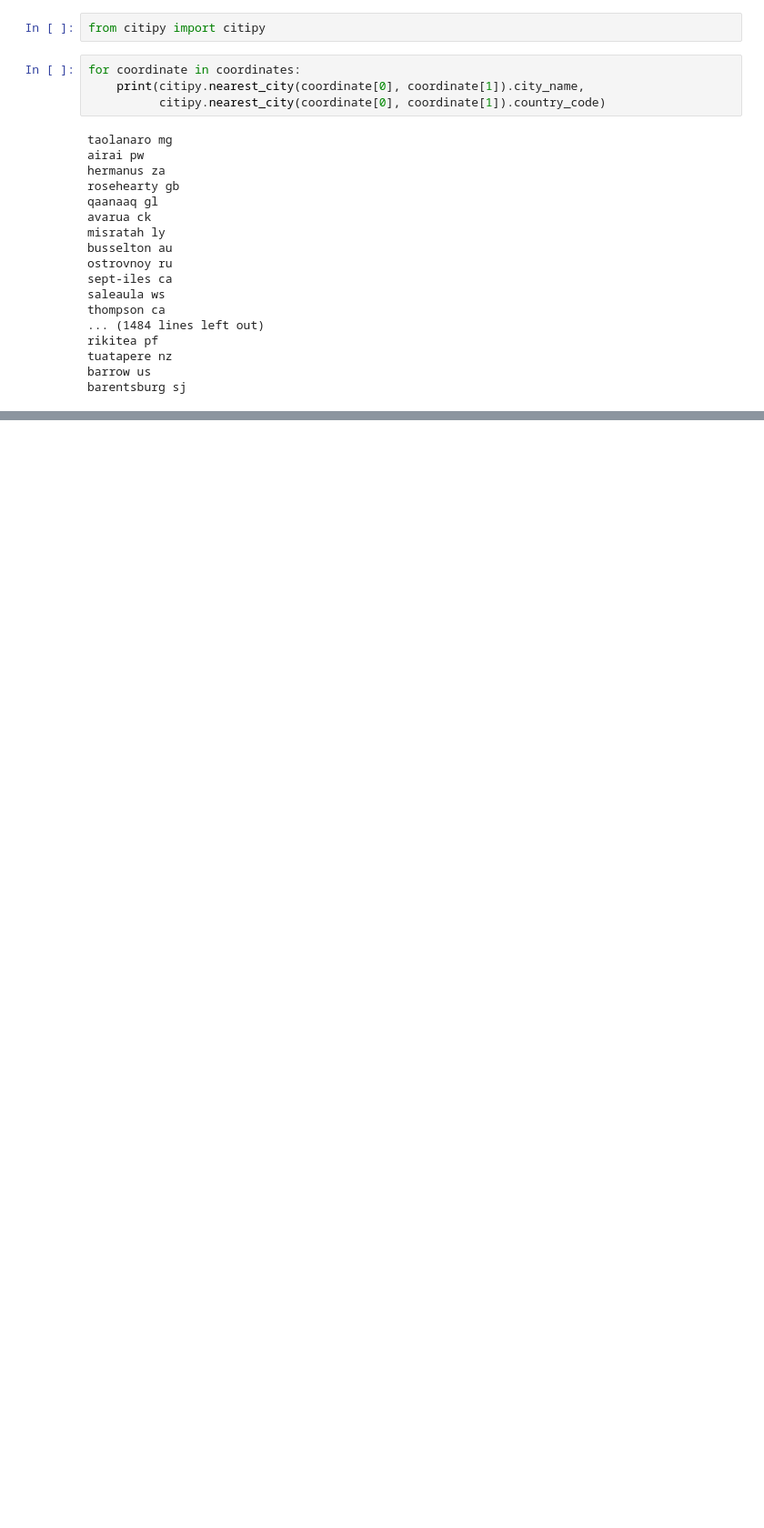
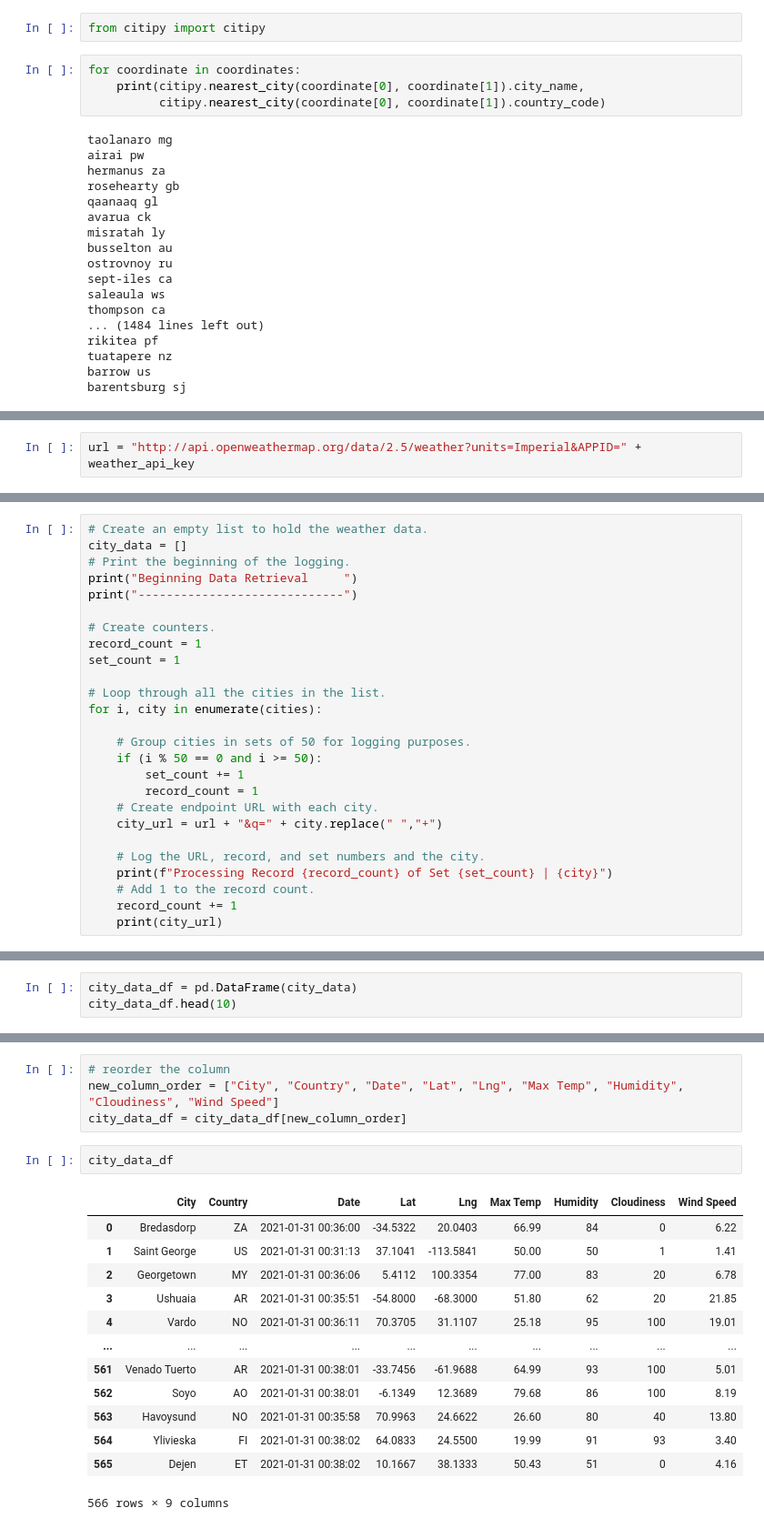
Before and after one commit to Johnnywang1899/World_Weather_Analysis, a Jupyter notebook: WeatherPy.ipynb, the cells around one changed output, grey strips where cells are left out. Shown at 91% size. Drawn from its saved outputs; the diff is of its cells as text; blank space fills up the shorter version.

```diff
--- a/WeatherPy.ipynb
+++ b/WeatherPy.ipynb
@@ -76,0 +101,2 @@ barentsburg sj
+# %%
+url = "http://api.openweathermap.org/data/2.5/weather?units=Imperial&APPID=" + weather_api_key
@@ -76,0 +110,26 @@ barentsburg sj
+# %%
+# Create an empty list to hold the weather data.
+city_data = []
+# Print the beginning of the logging.
+print("Beginning Data Retrieval     ")
+print("-----------------------------")
+
+# Create counters.
+record_count = 1
+set_count = 1
+
+# Loop through all the cities in the list.
+for i, city in enumerate(cities):
+
+    # Group cities in sets of 50 for logging purposes.
+    if (i % 50 == 0 and i >= 50):
+        set_count += 1
+        record_count = 1
+    # Create endpoint URL with each city.
+    city_url = url + "&q=" + city.replace(" ","+")
+
+    # Log the URL, record, and set numbers and the city.
+    print(f"Processing Record {record_count} of Set {set_count} | {city}")
+    # Add 1 to the record count.
+    record_count += 1
+    print(city_url)
@@ -76,0 +256,3 @@ barentsburg sj
+# %%
+city_data_df = pd.DataFrame(city_data)
+city_data_df.head(10)
@@ -76,0 +271,20 @@ barentsburg sj
+# %%
+# reorder the column
+new_column_order = ["City", "Country", "Date", "Lat", "Lng", "Max Temp", "Humidity", "Cloudiness", "Wind Speed"]
+city_data_df = city_data_df[new_column_order]
+# %%
+city_data_df
+# %% [output]
+|  | City | Country | Date | Lat | Lng | Max Temp | Humidity | Cloudiness | Wind Speed |
+| 0 | Bredasdorp | ZA | 2021-01-31 00:36:00 | -34.5322 | 20.0403 | 66.99 | 84 | 0 | 6.22 |
+| 1 | Saint George | US | 2021-01-31 00:31:13 | 37.1041 | -113.5841 | 50.00 | 50 | 1 | 1.41 |
+| 2 | Georgetown | MY | 2021-01-31 00:36:06 | 5.4112 | 100.3354 | 77.00 | 83 | 20 | 6.78 |
+| 3 | Ushuaia | AR | 2021-01-31 00:35:51 | -54.8000 | -68.3000 | 51.80 | 62 | 20 | 21.85 |
+| 4 | Vardo | NO | 2021-01-31 00:36:11 | 70.3705 | 31.1107 | 25.18 | 95 | 100 | 19.01 |
+| ... | ... | ... | ... | ... | ... | ... | ... | ... | ... |
+| 561 | Venado Tuerto | AR | 2021-01-31 00:38:01 | -33.7456 | -61.9688 | 64.99 | 93 | 100 | 5.01 |
+| 562 | Soyo | AO | 2021-01-31 00:38:01 | -6.1349 | 12.3689 | 79.68 | 86 | 100 | 8.19 |
+| 563 | Havoysund | NO | 2021-01-31 00:35:58 | 70.9963 | 24.6622 | 26.60 | 80 | 40 | 13.80 |
+| 564 | Ylivieska | FI | 2021-01-31 00:38:02 | 64.0833 | 24.5500 | 19.99 | 91 | 93 | 3.40 |
+| 565 | Dejen | ET | 2021-01-31 00:38:02 | 10.1667 | 38.1333 | 50.43 | 51 | 0 | 4.16 |
+566 rows × 9 columns
```
Also changed, not shown: parts of 11 cells of this notebook, 3 other files.
